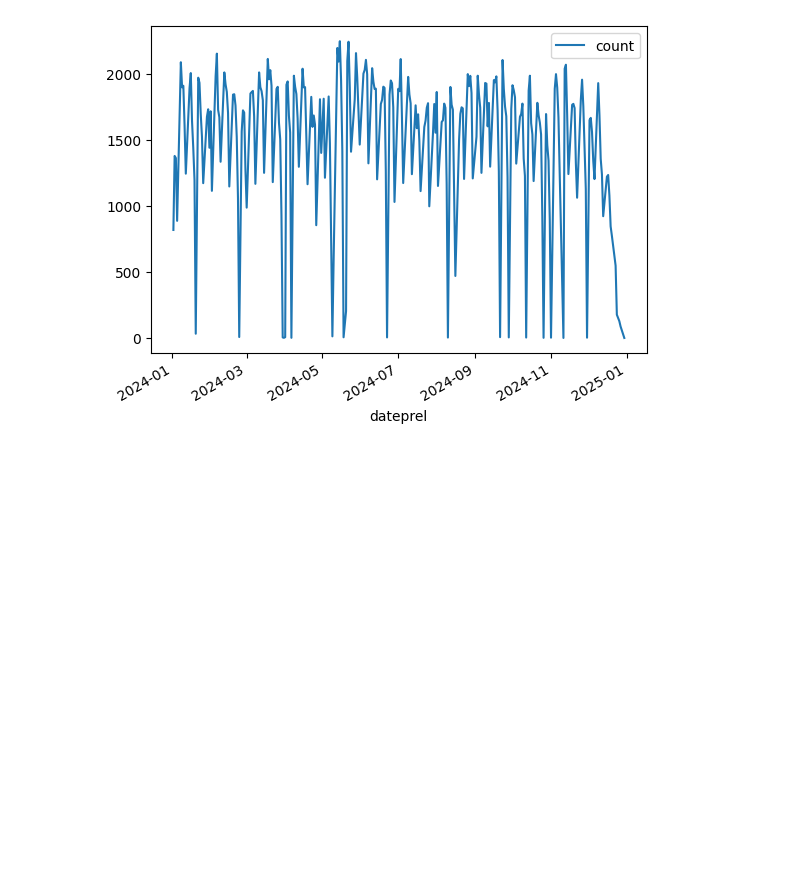
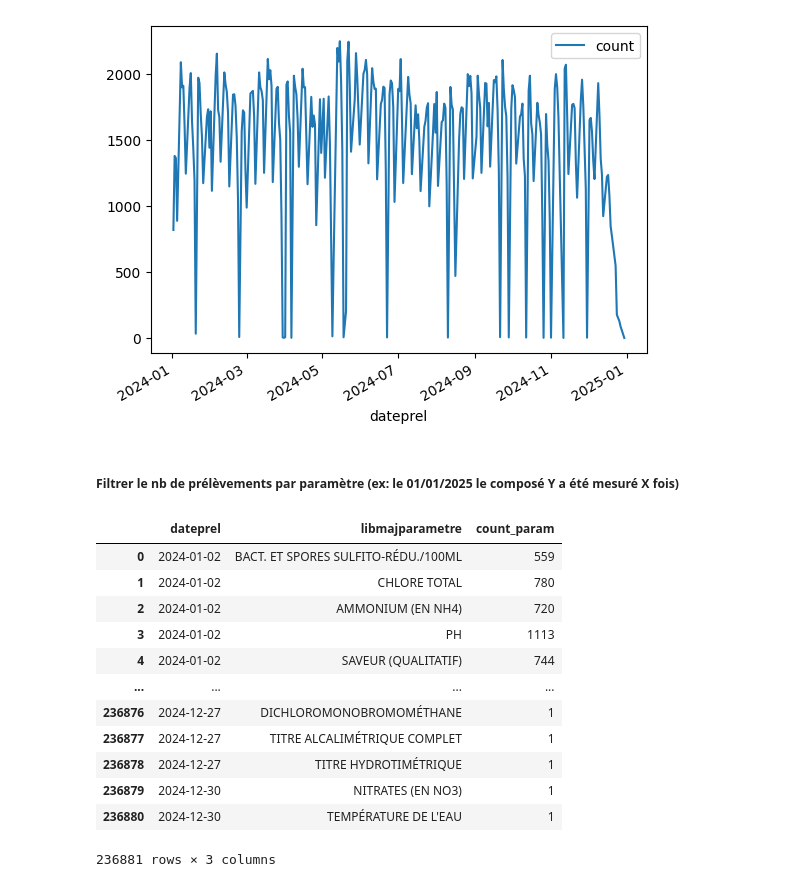
Before and after one commit to jdionisi/13_pollution_eau, a Jupyter notebook: analytics/notebooks/extraction_liste_polluants.ipynb, the cells around one changed output. Saved outputs shown, nothing was run; the diff lists cells and outputs as text; code cells hidden in the pictures; blank space fills up the shorter version.

```diff
--- a/analytics/notebooks/extraction_liste_polluants.ipynb
+++ b/analytics/notebooks/extraction_liste_polluants.ipynb
@@ -176,3 +177,29 @@ date_prlvmt.plot(x="dateprel", y="count")
 plt.show()
 # %% [output]
 [figure]
+# %% [markdown]
+##### Filtrer le nb de prélèvements par paramètre (ex: le 01/01/2025 le composé Y a été mesuré X fois)
+# %%
+param_prlvmt = con.sql("""
+    SELECT dateprel, libmajparametre, COUNT(libmajparametre) as count_param
+    FROM sise_prelevements P
+    INNER JOIN sise_resultats R ON P.referenceprel = R.referenceprel
+    GROUP BY dateprel, libmajparametre
+    ORDER BY dateprel
+""").df()
+# %%
+param_prlvmt
+# %% [output]
+|  | dateprel | libmajparametre | count_param |
+| 0 | 2024-01-02 | BACT. ET SPORES SULFITO-RÉDU./100ML | 559 |
+| 1 | 2024-01-02 | CHLORE TOTAL | 780 |
+| 2 | 2024-01-02 | AMMONIUM (EN NH4) | 720 |
+| 3 | 2024-01-02 | PH | 1113 |
+| 4 | 2024-01-02 | SAVEUR (QUALITATIF) | 744 |
+| ... | ... | ... | ... |
+| 236876 | 2024-12-27 | DICHLOROMONOBROMOMÉTHANE | 1 |
+| 236877 | 2024-12-27 | TITRE ALCALIMÉTRIQUE COMPLET | 1 |
+| 236878 | 2024-12-27 | TITRE HYDROTIMÉTRIQUE | 1 |
+| 236879 | 2024-12-30 | NITRATES (EN NO3) | 1 |
+| 236880 | 2024-12-30 | TEMPÉRATURE DE L'EAU | 1 |
+236881 rows × 3 columns
```
Also changed, not shown: parts of 17 cells of this notebook.
